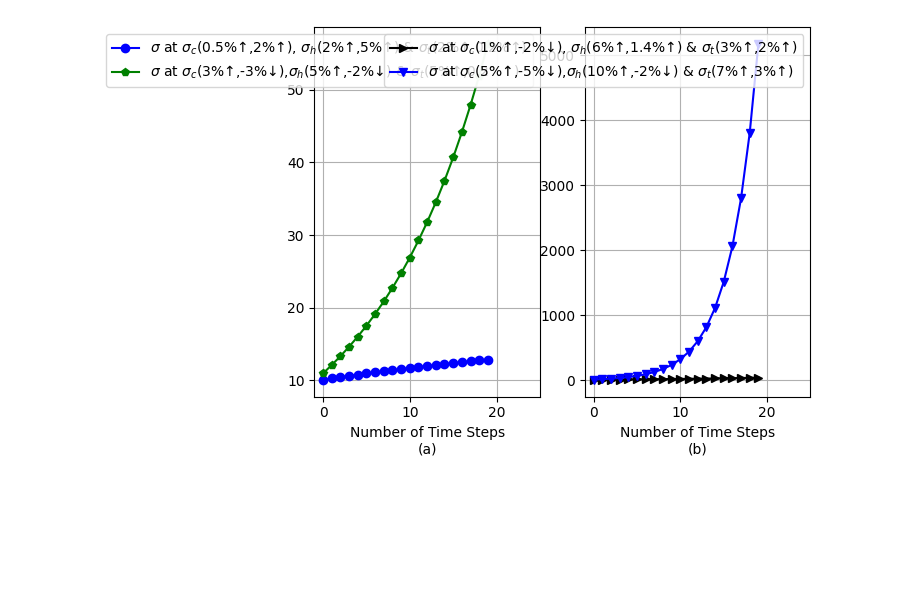
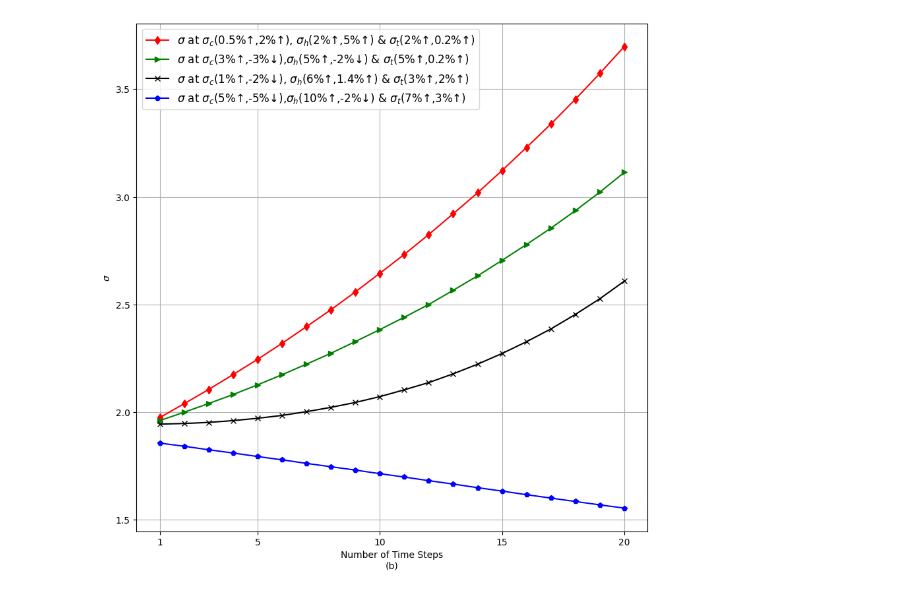
Before and after one commit to ARK159/Evolutionary-Theory, a Jupyter notebook: graph_evo.ipynb, the cells around one changed output. Saved outputs shown, nothing was run; the diff lists cells and outputs as text; code cells hidden in the pictures; blank space fills up the shorter version.

```diff
--- a/graph_evo.ipynb
+++ b/graph_evo.ipynb
@@ -249,39 +257,36 @@ plt.show()
 # %%
-#for sigma_m=sigma_customer+sigma_hr+sigma_bw
-sigma_m_1=[]
-sigma_m_2=[]
-sigma_m_3=[]
-sigma_m_4=[]
 
+timestep=np.arange(0,20)
+
+sigma_m_1 = []
+sigma_m_2 = []
+sigma_m_3 = []
+sigma_m_4 = []
 for i in timestep:
-    sigma_m_1.append(valList33[i]+hrval22[i]+BW_area_1[i])
-    sigma_m_2.append(valList53[i]+hrval221[i]+BW_area_2[i])
-    sigma_m_3.append(valList55[i]+hrval52[i]+BW_area_3[i])
-    sigma_m_4.append(valList22[i]+hrval521[i]+BW_area_4[i])
+    sigma_m_1.append(valList33[i] * hrval22[i] * BW_area_1[i])
+    sigma_m_2.append(valList53[i] * hrval221[i] * BW_area_2[i])
+    sigma_m_3.append(valList55[i] * hrval52[i] * BW_area_3[i])
+    sigma_m_4.append(valList22[i] * hrval521[i] * BW_area_4[i])
+plt.figure(figsize=(10,10))
 
-plt.subplot(1,2,1)
-plt.plot(timestep, sigma_m_1, '-ob', #legend rates are yet to be updated
+plt.plot(timestep+1, sigma_m_1, '-dr',
          label='$\sigma$ at $\sigma_c$(0.5%$\u2191$,2%$\u2191$), $\sigma_h$(2%$\u2191$,5%$\u2191$) & $\sigma_t$(2%$\u2191$,0.2%$\u2191$)')
-plt.plot(timestep, sigma_m_2, '-pg',
+plt.plot(timestep+1, sigma_m_2, '->g',
          label='$\sigma$ at $\sigma_c$(3%$\u2191$,-3%$\u2193$),$\sigma_h$(5%$\u2191$,-2%$\u2193$) & $\sigma_t$(5%$\u2191$,0.2%$\u2191$)')
-plt.xlabel('Number of Time Steps\n(a)')
-plt.xlim(-1,25)
-plt.legend()
-plt.grid(True)
-
-plt.subplot(1,2,2)
-plt.plot(timestep, sigma_m_3, '->k',
+plt.plot(timestep+1, sigma_m_3, '-xk',
          label='$\sigma$ at $\sigma_c$(1%$\u2191$,-2%$\u2193$), $\sigma_h$(6%$\u2191$,1.4%$\u2191$) & $\sigma_t$(3%$\u2191$,2%$\u2191$)')
-plt.plot(timestep, sigma_m_4, '-vb',
+plt.plot(timestep+1, sigma_m_4, '-pb',
          label='$\sigma$ at $\sigma_c$(5%$\u2191$,-5%$\u2193$),$\sigma_h$(10%$\u2191$,-2%$\u2193$) & $\sigma_t$(7%$\u2191$,3%$\u2191$)')
 plt.xlabel('Number of Time Steps\n(b)')
-plt.xlim(-1,25)
-plt.legend()
+plt.ylabel('$\sigma$')
+plt.xticks([1, 5, 10, 15, 20])
+
+font_props = fm.FontProperties(size=12)
+plt.legend(prop=font_props)
 plt.grid(True)
-
 plt.show()
 # %% [output]
-[figure, old version]
+[figure, new version]
 # %%
 #for fitness multiplier delta. Needs further optimization of values of sigma_m
 delta_1=[]
```
Also changed, not shown: parts of 4 cells of this notebook.
